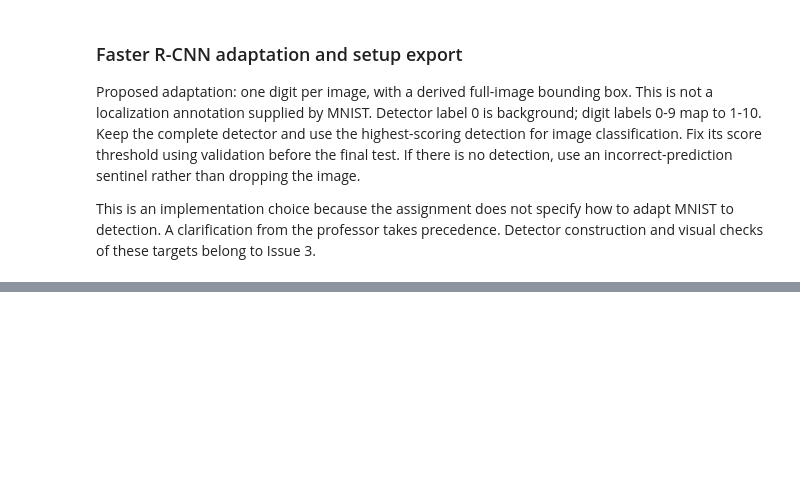
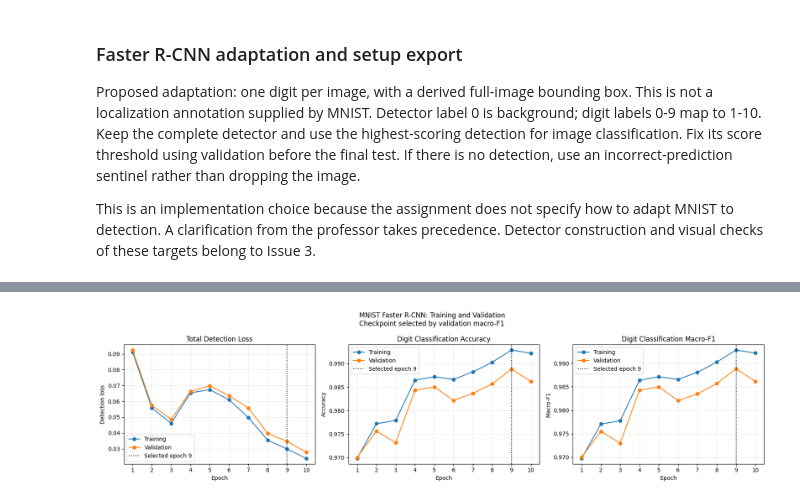
Before and after one commit to soulaimane-22/Deep-Learning-Lab2, a Jupyter notebook: notebooks/02_faster_rcnn_mnist.ipynb, the cells around one changed output, grey strips where cells are left out. Drawn from its saved outputs; the diff is of its cells as text; code cells hidden in the pictures; blank space fills up the shorter version.

```diff
--- a/notebooks/02_faster_rcnn_mnist.ipynb
+++ b/notebooks/02_faster_rcnn_mnist.ipynb
@@ -279,0 +1934,50 @@ Implement and verify the detection adaptation, train on GPU, and compare with th
+# %%
+fig, axes = plt.subplots(1, 3, figsize=(17, 4.5))
+
+plot_settings = [
+    ("loss", "Total Detection Loss", "Detection loss"),
+    ("accuracy", "Digit Classification Accuracy", "Accuracy"),
+    ("macro_f1", "Digit Classification Macro-F1", "Macro-F1"),
+]
+
+for ax, (metric, title, ylabel) in zip(axes, plot_settings):
+    ax.plot(
+        faster_rcnn_history_df["epoch"],
+        faster_rcnn_history_df[f"train_{metric}"],
+        marker="o",
+        label="Training",
+    )
+    ax.plot(
+        faster_rcnn_history_df["epoch"],
+        faster_rcnn_history_df[f"validation_{metric}"],
+        marker="o",
+        label="Validation",
+    )
+    ax.axvline(
+        faster_rcnn_best_epoch,
+        color="black",
+        linestyle=":",
+        label=f"Selected epoch {faster_rcnn_best_epoch}",
+    )
+    ax.set(
+        title=title,
+        xlabel="Epoch",
+        ylabel=ylabel,
+        xticks=faster_rcnn_history_df["epoch"],
+    )
+    ax.grid(alpha=0.25)
+    ax.legend()
+
+fig.suptitle(
+    "MNIST Faster R-CNN: Training and Validation\n"
+    "Checkpoint selected by validation macro-F1"
+)
+fig.tight_layout()
+fig.savefig(
+    PLOTS_DIR / "faster_rcnn_learning_curves.png",
+    dpi=160,
+    bbox_inches="tight",
+)
+plt.show()
+# %% [output]
+[figure, added]
```
Also changed, not shown: parts of 27 cells of this notebook, 7 other files.
